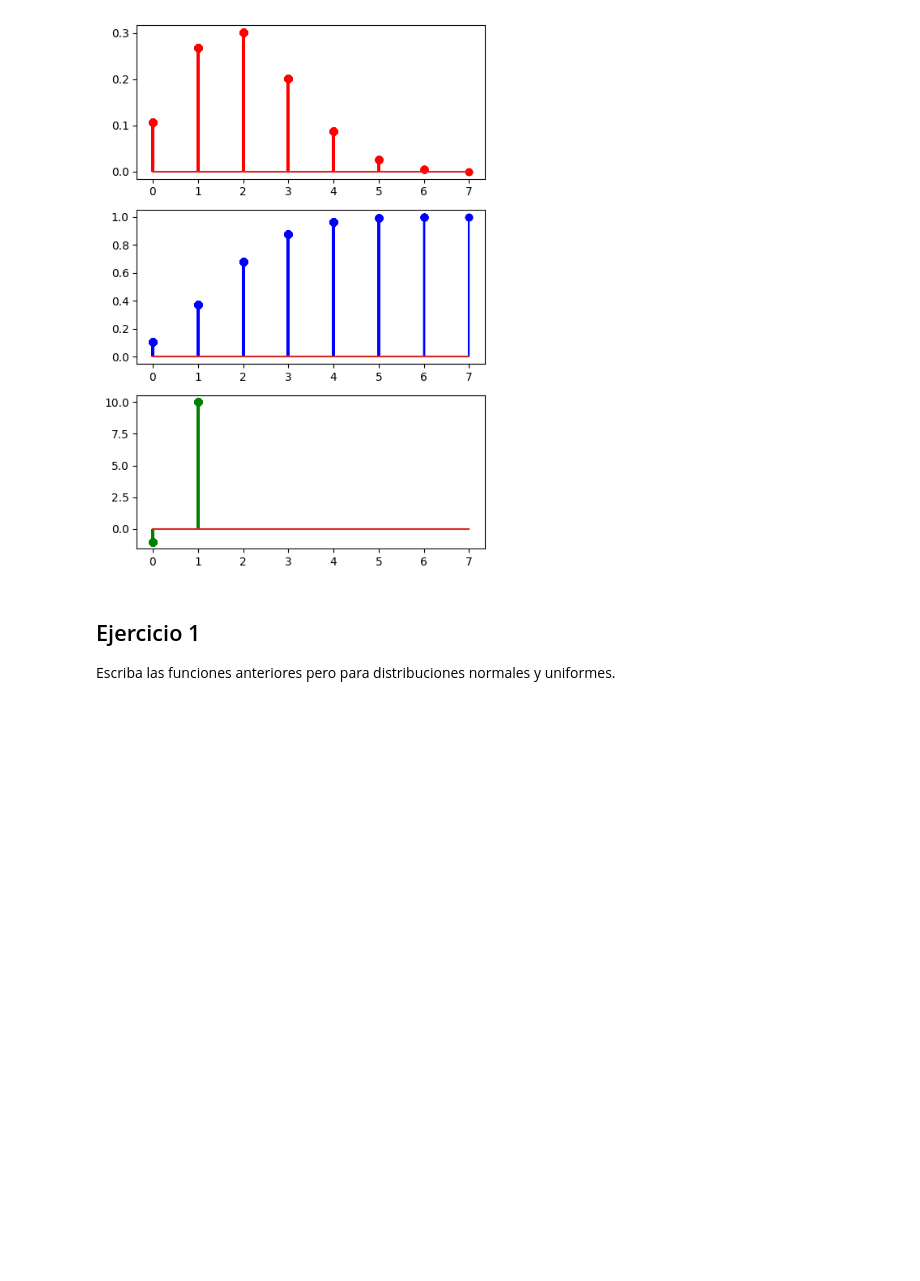
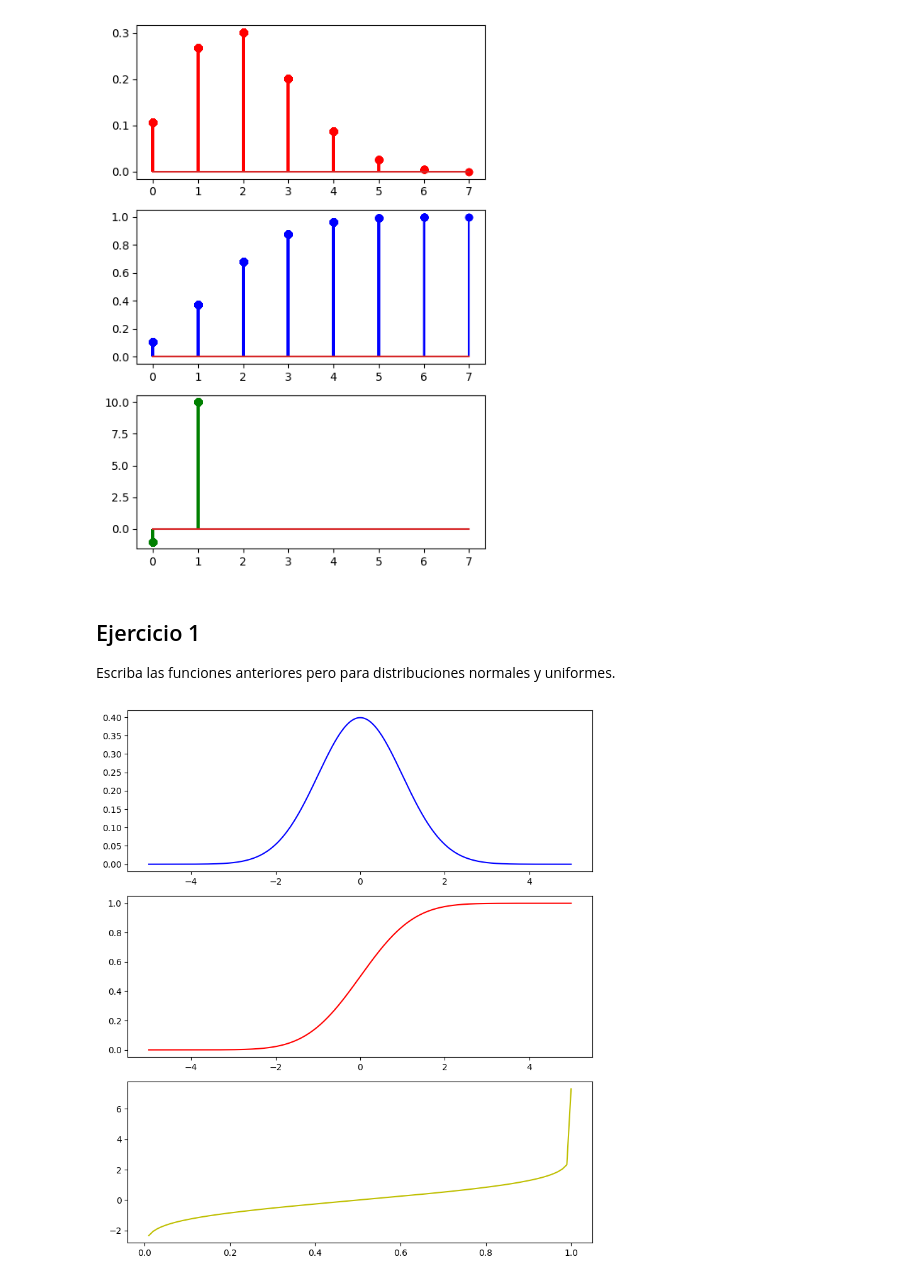
Before and after one commit to Wladi2/probability-distribution-exercises-project-with-python, a Jupyter notebook: notebook/problems.es.ipynb, the cells around one changed output. Cells and saved outputs as stored; diff of their text form; code cells hidden in the pictures; blank space fills up the shorter version.

```diff
--- a/notebook/problems.es.ipynb
+++ b/notebook/problems.es.ipynb
@@ -109,3 +109,27 @@ def rnorm(n, mean = 0, std = 1):
     resultado = norm.rvs(size = n, loc = mean, scale = std)
 
     return resultado
+# %%
+import matplotlib.pyplot as plt
+import numpy as np
+
+np.random.seed(42)
+
+mean = 0
+std = 1
+data = np.arange(-5, 5, 0.01)
+
+pmf = dnorm(data, mean = mean, std = std)
+cdf = pnorm(data, mean = mean, std = std)
+ppf = qnorm(data, mean = mean, std = std)
+
+fig, axis = plt.subplots(3, 1, figsize = (8, 9))
+
+axis[0].plot(data, pmf, "b-")
+axis[1].plot(data, cdf, "r-")
+axis[2].plot(data, ppf, "y-")
+
+plt.tight_layout()
+plt.show()
+# %% [output]
+[figure, added]
```
Also changed, not shown: parts of 2 cells of this notebook.
